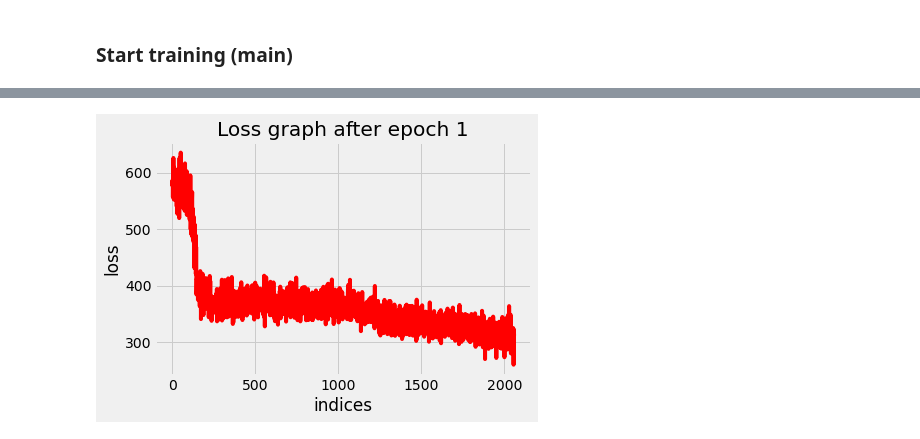
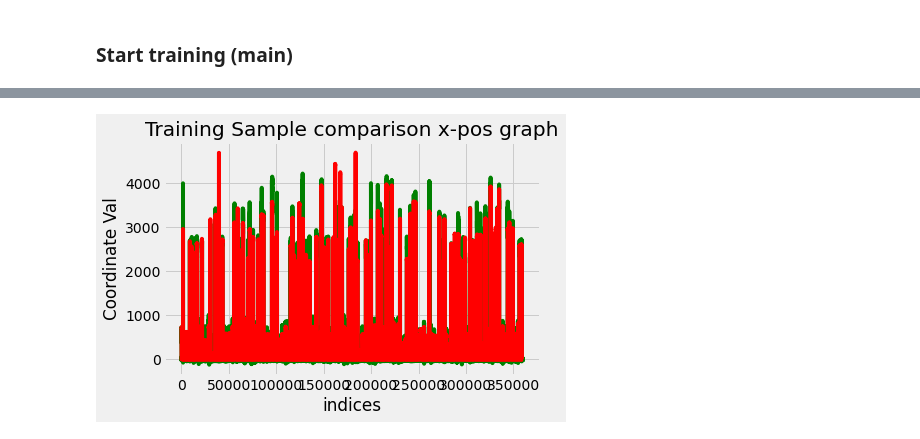
Before and after one commit to tsl001/CSE151BKaggleComp, a Jupyter notebook: LSTM version of kaggle competition.ipynb, the cells around one changed output, grey strips where cells are left out. Cells and saved outputs as stored; diff of their text form; code cells hidden in the pictures.

```diff
--- a/LSTM version of kaggle competition.ipynb
+++ b/LSTM version of kaggle competition.ipynb
@@ -319,7 +351,7 @@ def test(model, device, test_batch):#target_loader,epoch):
     with torch.no_grad():
         data,scenes_indices,agent_indices = test_batch
         data = data.type(torch.FloatTensor)
-        data = torch.reshape(data,(len(data),4, 60 * 19))
+        data = torch.reshape(data,(len(data),60,19 * 4))
         data = data.to(device)
         output = model(data)
         #output = torch.reshape(output,(len(data),60 * 30 * 4))
@@ -440,11 +472,8 @@ else:
     print("cpu chosen")
     dev = "cpu"
 
-device = torch.device(dev)
-
-model = CharRNN().to(device) #using gpu here
-#model = CharRNN()
-
+device = dev
+model = RNN().cuda() #using cpu here
 optimizer = optim.Adam(model.parameters(), lr=learning_rate)
 num_epoch = 5
 
@@ -473,30 +502,93 @@ for epoch in range(1, num_epoch + 1):
     iterator_train = tqdm(train_loader, total=int(len(train_loader)))
 
     for i_batch, train_batch in enumerate(iterator_train): #Begin training
+        if epoch == 1:
+            inp_train, out_train, scenes_indices_train,agent_indices_train = train_batch
+
+            if(i_batch < 2):
+                for scene_in,scene_out in zip(inp_train,out_train):
+                    scene_out = scene_out.type(torch.FloatTensor)
+                    for vehicles in scene_out:
+                        for time_step in vehicles:
+                            training_samples_target_posx.append(time_step[0].item())
+                            training_samples_target_posy.append(time_step[1].item())
+                            training_samples_target_velx.append(time_step[2].item())
+                            training_samples_target_vely.append(time_step[3].item())
+
+                    scene_in = scene_in.type(torch.FloatTensor)
+                    training_samples_pred_in.append(scene_in)
+
         add_loss = train(model, device, train_batch, optimizer, epoch) #replace train_loader with our input training data
         loss_arr.append(add_loss)
-        #print("add_loss raw: ",add_loss)
-        #print("add_loss averaged: ",add_loss / len(train_batch))
+        iterator_train.set_postfix(loss=add_loss)
+
+
+
+
+    if epoch == 1:
+        for sample_pred_in in training_samples_pred_in:
+            sample_pred_in = torch.reshape(sample_pred_in,(1,60,19*4)) #need to reshape to this for our model
+            sample_pred_in = sample_pred_in.type(torch.FloatTensor)
+            sample_pred_in = sample_pred_in.to(device)
+            sample_pred_out = model(sample_pred_in) #will have size 1x (60*30*4)
+            sample_pred_out = torch.reshape(sample_pred_out,(1,60,30,4))
+            for vehicle in sample_pred_out[0]:
+                for time_step in vehicle:
+                    training_samples_pred_out_posx.append(time_step[0].item())
+                    training_samples_pred_out_posy.append(time_step[1].item())
+                    training_samples_pred_out_velx.append(time_step[2].item())
+                    training_samples_pred_out_vely.append(time_step[3].item())
+
+        #t = numpy.linspace(0, len(training_samples_pred_out_posx), endpoint=True)
+        plt.style.use('fivethirtyeight')
+        plt.plot(training_samples_pred_out_posx,'g',label='Predicted output')
+        plt.plot(training_samples_target_posx,'r',label='Ground truth output')
+        plt.title("Training Sample comparison x-pos graph")
+        plt.xlabel("indices")
+        plt.ylabel("Coordinate Val")
+        plt.show()
+
+        #s = numpy.linspace(0, len(train_samples_pred_out_posx), endpoint=True)
+        plt.style.use('fivethirtyeight')
+        plt.plot(training_samples_pred_out_posy,'g',label='Predicted output')
+        plt.plot(training_samples_target_posy,'r',label='Ground truth output')
+        plt.title("Training Sample comparison y-pos graph")
+        plt.xlabel("indices")
+        plt.ylabel("Coordinate Val")
+        plt.show()
+
+        #v = numpy.linspace(0, len(train_samples_pred_out_posx), endpoint=True)
+        plt.style.use('fivethirtyeight')
+        plt.plot(training_samples_pred_out_velx,'g',label='Predicted output')
+        plt.plot(training_samples_target_velx,'r',label='Ground truth output')
+        plt.title("Training Sample comparison x-vel graph")
+        plt.xlabel("indices")
+        plt.ylabel("Velocity Value")
+        plt.show()
+
+        #w = numpy.linspace(0, len(train_samples_pred_out_posx), endpoint=True)
+        plt.style.use('fivethirtyeight')
+        plt.plot(training_samples_pred_out_vely,'g',label='Predicted output')
+        plt.plot(training_samples_target_vely,'r',label='Ground truth output')
+        plt.title("Training Sample comparison y-vel graph")
+        plt.xlabel("indices")
+        plt.ylabel("Velocity Value")
+        plt.show()
 
     print("Done with training on epoch ",epoch)
     plotLoss(loss_arr,epoch)
 
 
-#     if epoch == 1:
-#         plotTrainInOutPos(inp_posx_hist,inp_posy_hist,out_posx_hist,out_posy_hist,out_vel_hist,out_vel_target_hist,1000)
-
 #Begin testing
 iterator_test = tqdm(val_loader,total=int(len(val_loader)))
 for i_batch,test_batch in enumerate(iterator_test):
-    predicted_batches = test(model, device, test_batch)
+    predicted_batches = test(model, device, test_batch,epoch)
 
-    with open('submissionLSTM.csv','a',newline='') as f: #append to csv
-        thewriter = csv.writer(f)
-        for p_list in predicted_batches:
-            thewriter.writerow(p_list)
-
-
-    print("Done with epoch ",epoch)
+    if epoch == num_epoch: #if done with the last epoch then we write to file
+        with open('submissionLSTM.csv','a',newline='') as f: #append to csv
+            thewriter = csv.writer(f)
+            for p_list in predicted_batches:
+                thewriter.writerow(p_list)
 # %% [output]
 cuda chosen
 Number of batches to iterate through for training dataset:  2060
@@ -506 +596 @@ Done with training on epoch  1
-[figure, old version]
+[figure, new version]
```
Also changed, not shown: parts of 3 cells of this notebook, 2 other files.
